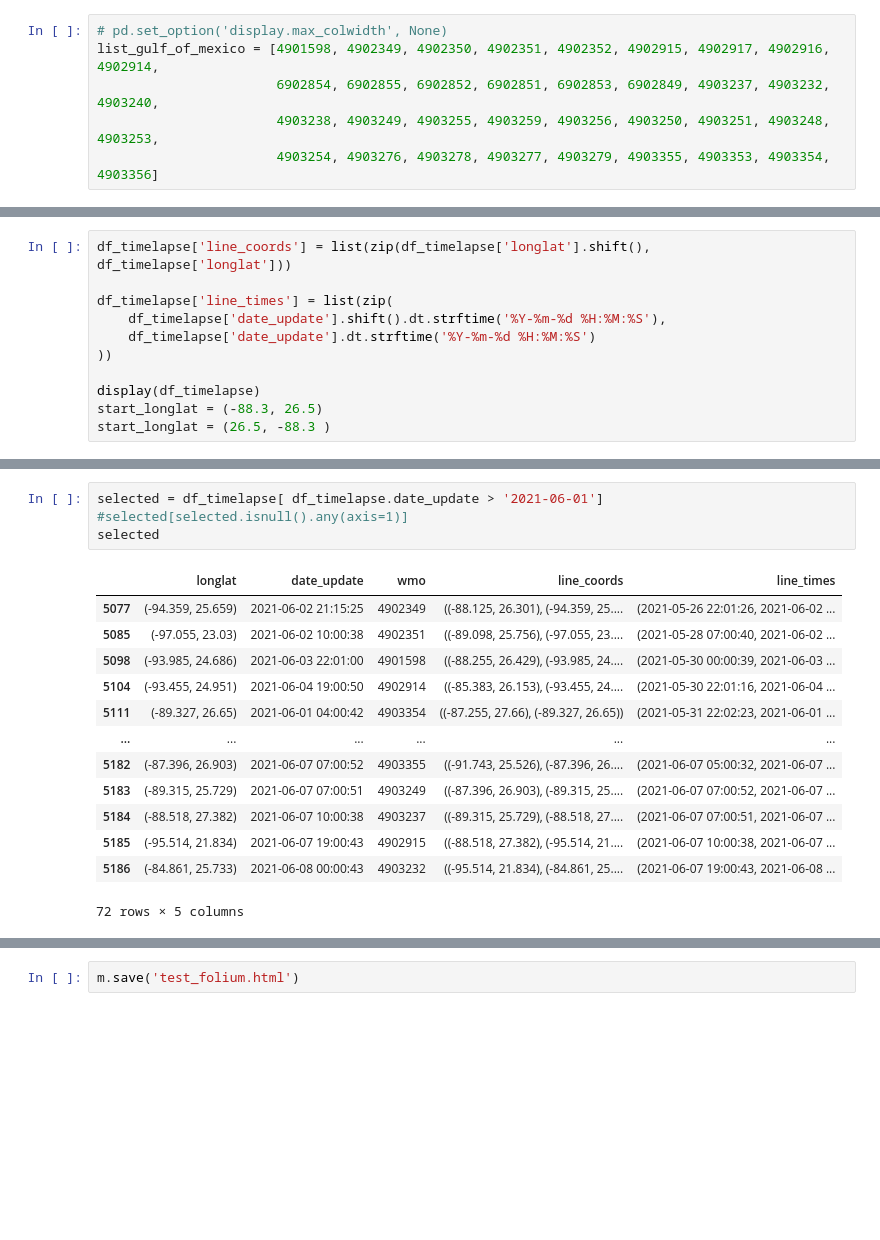
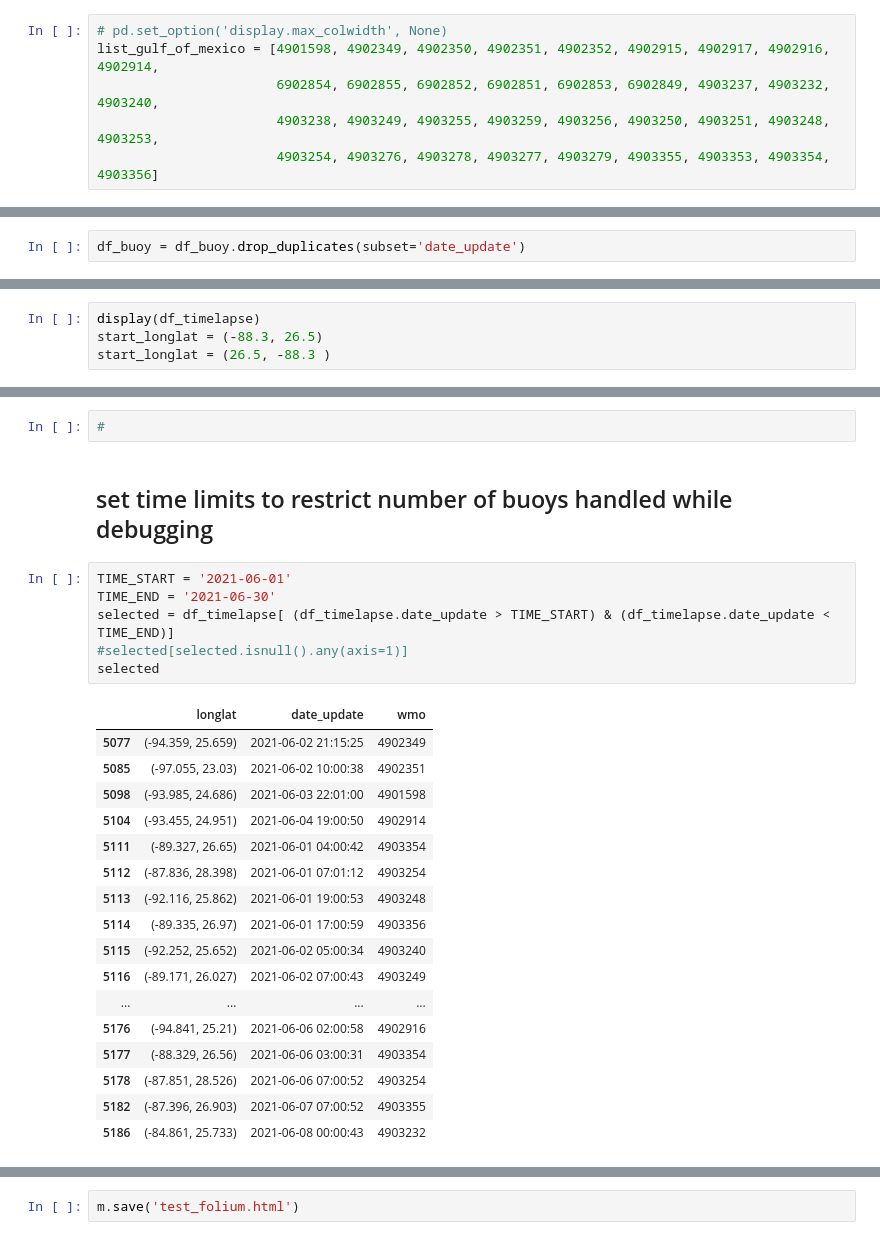
Before and after one commit to nouyang/oceansim, a Jupyter notebook: multiple_buoys.ipynb, the cells around one changed output, grey strips where cells are left out. Drawn from its saved outputs; the diff is of its cells as text; blank space fills up the shorter version.

Commit message:
NONWORKING. Cont.d debug of 'time not available'

```diff
--- a/multiple_buoys.ipynb
+++ b/multiple_buoys.ipynb
@@ -63,3 +81,5 @@ Name: wmo, dtype: int64
+# %%
+df_buoy = df_buoy.drop_duplicates(subset='date_update')
 # %%
 print("Current date and time: ", datetime.datetime.now())
 df_buoy['longlat'] = list(zip(df_buoy.longitude, df_buoy.latitude))
@@ -69,11 +89,4 @@ Current date and time:  2021-06-08 01:47:09.118245
 # %%
-df_timelapse['line_coords'] = list(zip(df_timelapse['longlat'].shift(), df_timelapse['longlat']))
-
-df_timelapse['line_times'] = list(zip(
-    df_timelapse['date_update'].shift().dt.strftime('%Y-%m-%d %H:%M:%S'),
-    df_timelapse['date_update'].dt.strftime('%Y-%m-%d %H:%M:%S')
-))
-
 display(df_timelapse)
 start_longlat = (-88.3, 26.5)
 start_longlat = (26.5, -88.3 )
@@ -94,18 +107,28 @@ start_longlat = (26.5, -88.3 )
+# %%
+#
+# %% [markdown]
+##  set time limits to restrict number of buoys handled while debugging
 # %%
-selected = df_timelapse[ df_timelapse.date_update > '2021-06-01']
+TIME_START = '2021-06-01'
+TIME_END = '2021-06-30'
+selected = df_timelapse[ (df_timelapse.date_update > TIME_START) & (df_timelapse.date_update < TIME_END)]
 #selected[selected.isnull().any(axis=1)]
 selected
 # %% [output]
-|  | longlat | date_update | wmo | line_coords | line_times |
-| 5077 | (-94.359, 25.659) | 2021-06-02 21:15:25 | 4902349 | ((-88.125, 26.301), (-94.359, 25.... | (2021-05-26 22:01:26, 2021-06-02 ... |
-| 5085 | (-97.055, 23.03) | 2021-06-02 10:00:38 | 4902351 | ((-89.098, 25.756), (-97.055, 23.... | (2021-05-28 07:00:40, 2021-06-02 ... |
-| 5098 | (-93.985, 24.686) | 2021-06-03 22:01:00 | 4901598 | ((-88.255, 26.429), (-93.985, 24.... | (2021-05-30 00:00:39, 2021-06-03 ... |
-| 5104 | (-93.455, 24.951) | 2021-06-04 19:00:50 | 4902914 | ((-85.383, 26.153), (-93.455, 24.... | (2021-05-30 22:01:16, 2021-06-04 ... |
-| 5111 | (-89.327, 26.65) | 2021-06-01 04:00:42 | 4903354 | ((-87.255, 27.66), (-89.327, 26.65)) | (2021-05-31 22:02:23, 2021-06-01 ... |
-| ... | ... | ... | ... | ... | ... |
-| 5182 | (-87.396, 26.903) | 2021-06-07 07:00:52 | 4903355 | ((-91.743, 25.526), (-87.396, 26.... | (2021-06-07 05:00:32, 2021-06-07 ... |
-| 5183 | (-89.315, 25.729) | 2021-06-07 07:00:51 | 4903249 | ((-87.396, 26.903), (-89.315, 25.... | (2021-06-07 07:00:52, 2021-06-07 ... |
-| 5184 | (-88.518, 27.382) | 2021-06-07 10:00:38 | 4903237 | ((-89.315, 25.729), (-88.518, 27.... | (2021-06-07 07:00:51, 2021-06-07 ... |
-| 5185 | (-95.514, 21.834) | 2021-06-07 19:00:43 | 4902915 | ((-88.518, 27.382), (-95.514, 21.... | (2021-06-07 10:00:38, 2021-06-07 ... |
-| 5186 | (-84.861, 25.733) | 2021-06-08 00:00:43 | 4903232 | ((-95.514, 21.834), (-84.861, 25.... | (2021-06-07 19:00:43, 2021-06-08 ... |
+|  | longlat | date_update | wmo |
+| 5077 | (-94.359, 25.659) | 2021-06-02 21:15:25 | 4902349 |
+| 5085 | (-97.055, 23.03) | 2021-06-02 10:00:38 | 4902351 |
+| 5098 | (-93.985, 24.686) | 2021-06-03 22:01:00 | 4901598 |
+| 5104 | (-93.455, 24.951) | 2021-06-04 19:00:50 | 4902914 |
+| 5111 | (-89.327, 26.65) | 2021-06-01 04:00:42 | 4903354 |
+| 5112 | (-87.836, 28.398) | 2021-06-01 07:01:12 | 4903254 |
+| 5113 | (-92.116, 25.862) | 2021-06-01 19:00:53 | 4903248 |
+| 5114 | (-89.335, 26.97) | 2021-06-01 17:00:59 | 4903356 |
+| 5115 | (-92.252, 25.652) | 2021-06-02 05:00:34 | 4903240 |
+| 5116 | (-89.171, 26.027) | 2021-06-02 07:00:43 | 4903249 |
+| ... | ... | ... | ... |
+| 5176 | (-94.841, 25.21) | 2021-06-06 02:00:58 | 4902916 |
+| 5177 | (-88.329, 26.56) | 2021-06-06 03:00:31 | 4903354 |
+| 5178 | (-87.851, 28.526) | 2021-06-06 07:00:52 | 4903254 |
+| 5182 | (-87.396, 26.903) | 2021-06-07 07:00:52 | 4903355 |
+| 5186 | (-84.861, 25.733) | 2021-06-08 00:00:43 | 4903232 |
-72 rows × 5 columns
```
Also changed, not shown: parts of 17 cells of this notebook.
